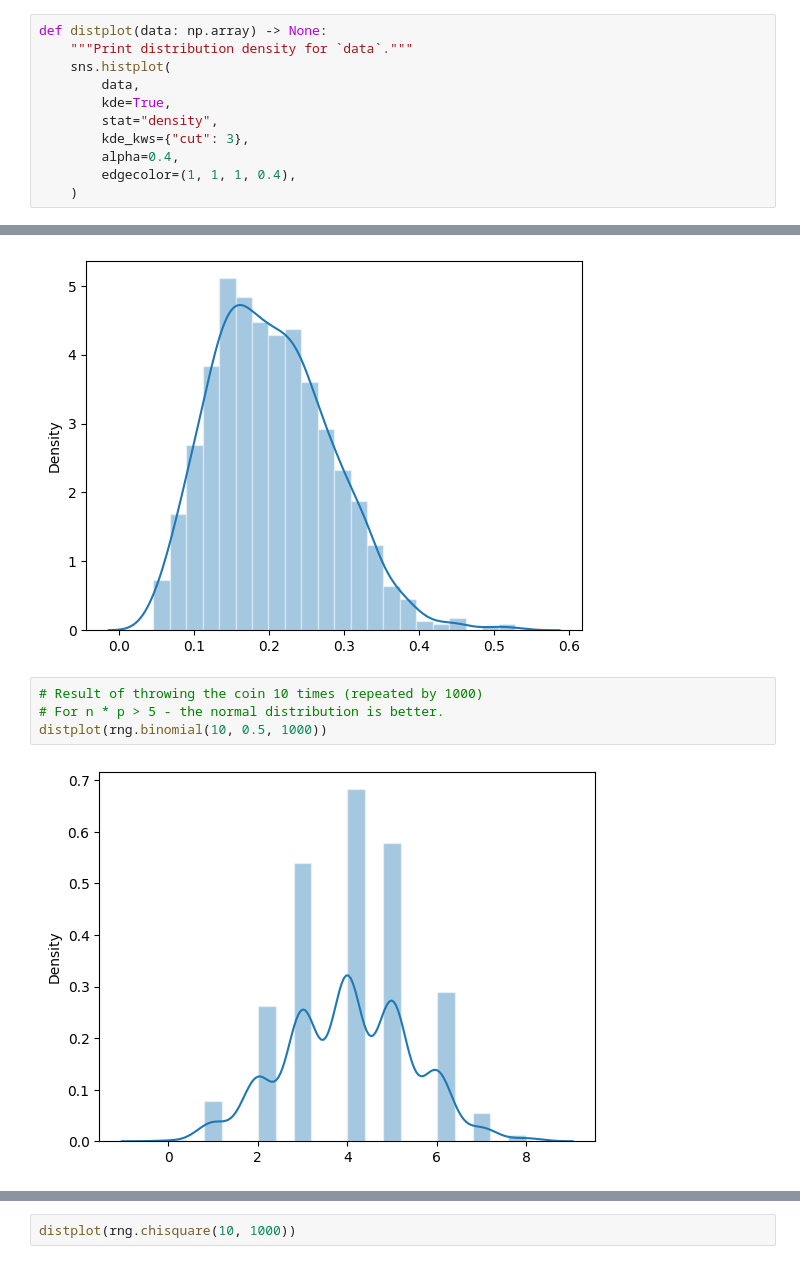
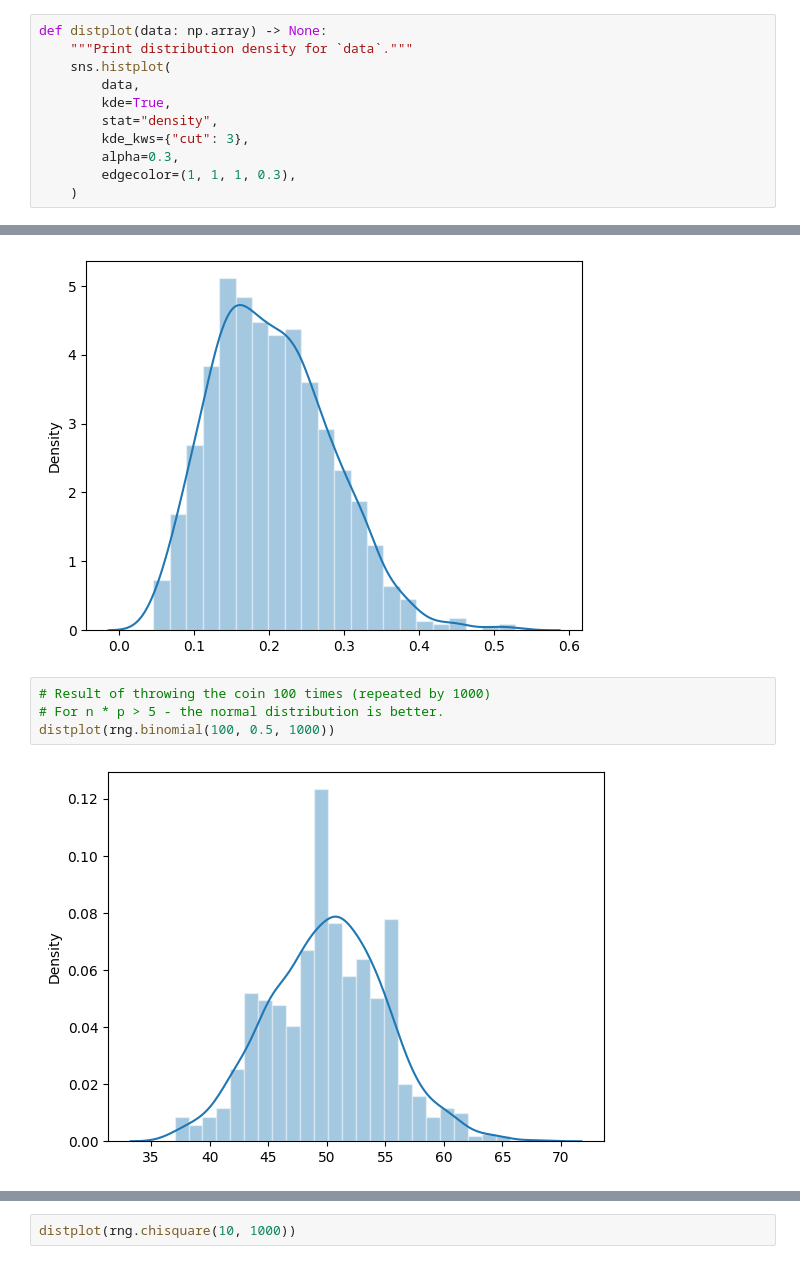
Before and after one commit to czaky/puzzles, a Jupyter notebook: numpy_intro.ipynb, the cells around one changed output, grey strips where cells are left out. Cells and saved outputs as stored; diff of their text form.

```diff
--- a/numpy_intro.ipynb
+++ b/numpy_intro.ipynb
@@ -3299,6 +3497,6 @@ def distplot(data: np.array) -> None:
         kde=True,
         stat="density",
         kde_kws={"cut": 3},
-        alpha=0.4,
-        edgecolor=(1, 1, 1, 0.4),
+        alpha=0.3,
+        edgecolor=(1, 1, 1, 0.3),
     )
@@ -3311,8 +3530,8 @@ distplot(rng.beta(5, 20, 1000))
 # %% [output]
 [figure]
 # %%
-# Result of throwing the coin 10 times (repeated by 1000)
+# Result of throwing the coin 100 times (repeated by 1000)
 # For n * p > 5 - the normal distribution is better.
-distplot(rng.binomial(10, 0.5, 1000))
+distplot(rng.binomial(100, 0.5, 1000))
 # %% [output]
-[figure, old version]
+[figure, new version]
```
Also changed, not shown: parts of 52 cells of this notebook.
